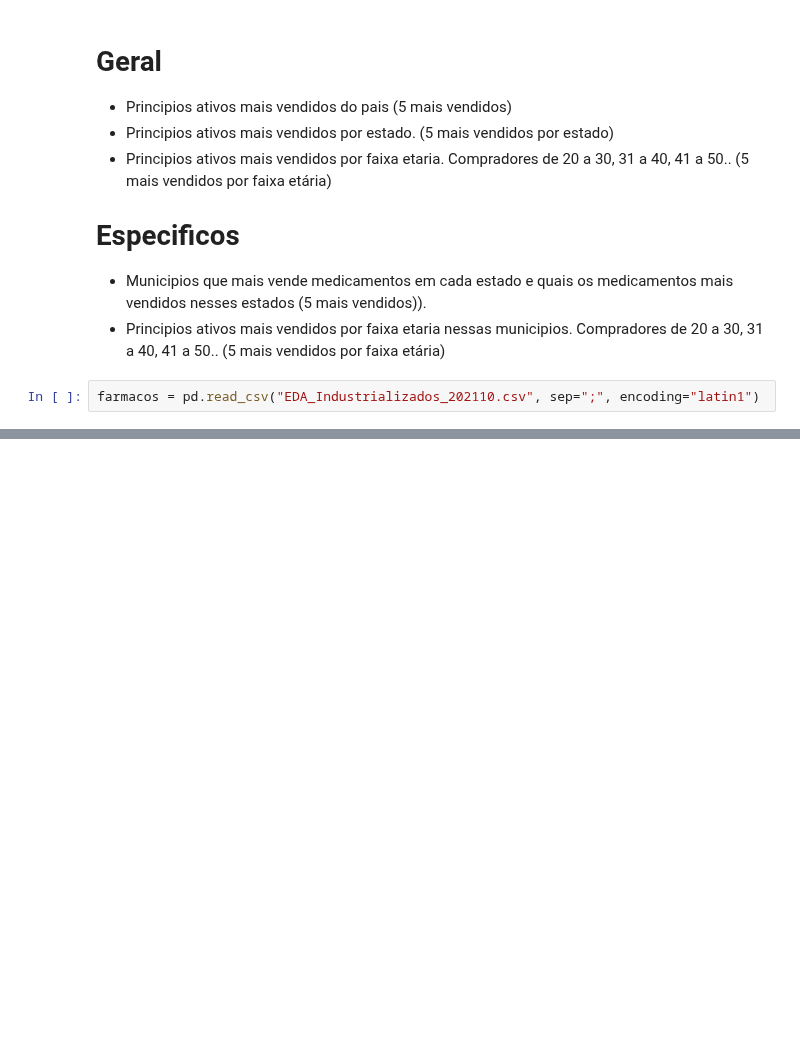
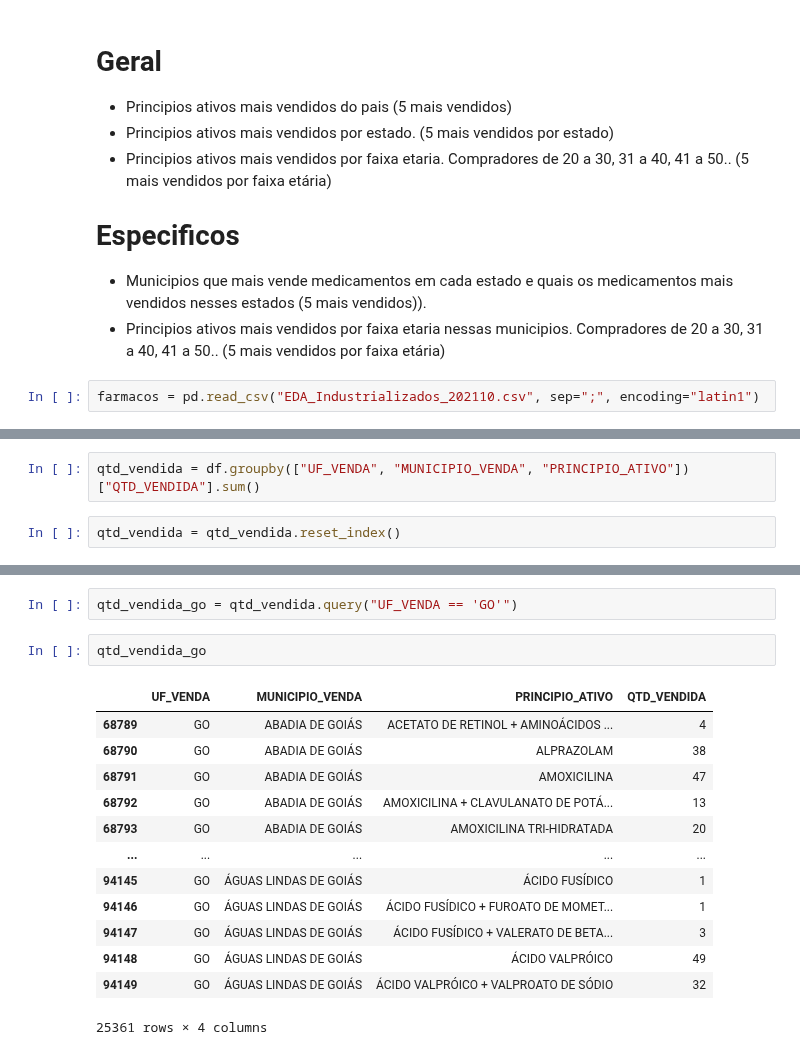
Before and after one commit to HyperaWictor/Trabalho-Final---Modulo-2-Data-Journey-, a Jupyter notebook: projeto_final.ipynb, the cells around one changed output, grey strips where cells are left out. Drawn from its saved outputs; the diff is of its cells as text; blank space fills up the shorter version.

```diff
--- a/projeto_final.ipynb
+++ b/projeto_final.ipynb
@@ -190,0 +104,4 @@ TypeError: reduction operation 'argmax' not allowed for this dtype
+# %%
+qtd_vendida = df.groupby(["UF_VENDA", "MUNICIPIO_VENDA", "PRINCIPIO_ATIVO"])["QTD_VENDIDA"].sum()
+# %%
+qtd_vendida = qtd_vendida.reset_index()
@@ -190,0 +145,18 @@ TypeError: reduction operation 'argmax' not allowed for this dtype
+# %%
+qtd_vendida_go = qtd_vendida.query("UF_VENDA == 'GO'")
+# %%
+qtd_vendida_go
+# %% [output]
+|  | UF_VENDA | MUNICIPIO_VENDA | PRINCIPIO_ATIVO | QTD_VENDIDA |
+| 68789 | GO | ABADIA DE GOIÁS | ACETATO DE RETINOL + AMINOÁCIDOS ... | 4 |
+| 68790 | GO | ABADIA DE GOIÁS | ALPRAZOLAM | 38 |
+| 68791 | GO | ABADIA DE GOIÁS | AMOXICILINA | 47 |
+| 68792 | GO | ABADIA DE GOIÁS | AMOXICILINA + CLAVULANATO DE POTÁ... | 13 |
+| 68793 | GO | ABADIA DE GOIÁS | AMOXICILINA TRI-HIDRATADA | 20 |
+| ... | ... | ... | ... | ... |
+| 94145 | GO | ÁGUAS LINDAS DE GOIÁS | ÁCIDO FUSÍDICO | 1 |
+| 94146 | GO | ÁGUAS LINDAS DE GOIÁS | ÁCIDO FUSÍDICO + FUROATO DE MOMET... | 1 |
+| 94147 | GO | ÁGUAS LINDAS DE GOIÁS | ÁCIDO FUSÍDICO + VALERATO DE BETA... | 3 |
+| 94148 | GO | ÁGUAS LINDAS DE GOIÁS | ÁCIDO VALPRÓICO | 49 |
+| 94149 | GO | ÁGUAS LINDAS DE GOIÁS | ÁCIDO VALPRÓICO + VALPROATO DE SÓDIO | 32 |
+25361 rows × 4 columns
```
Also changed, not shown: parts of 49 cells of this notebook, 1 other file.
